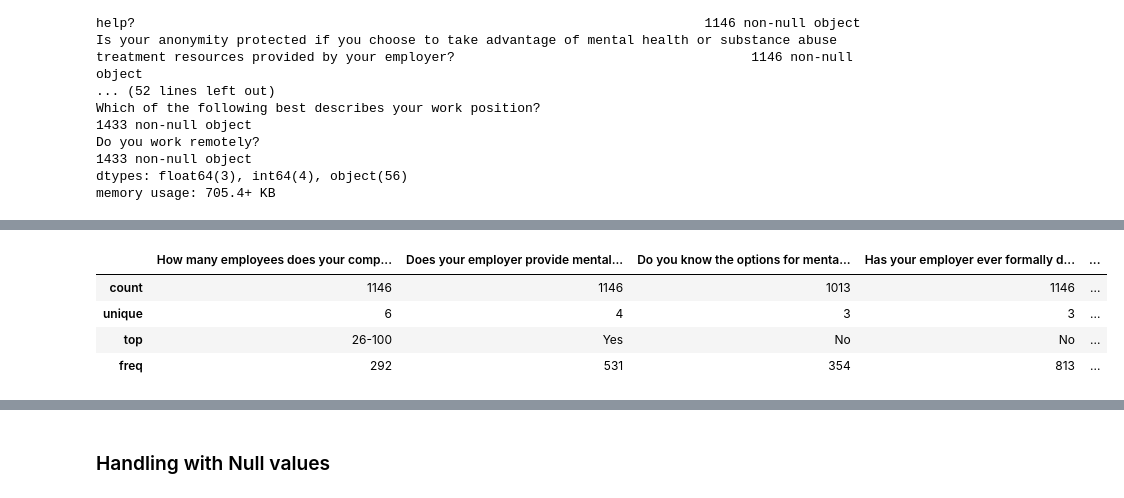
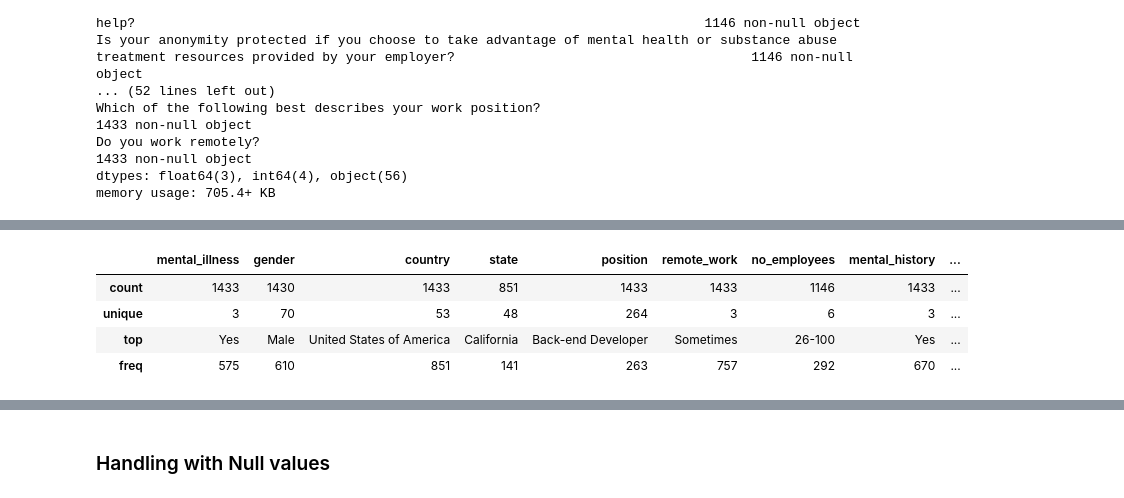
Before and after one commit to tsengel11/mental-health-analysis-, a Jupyter notebook: Assignment1_PartB.ipynb, the cells around one changed output, grey strips where cells are left out. Drawn from its saved outputs; the diff is of its cells as text; code cells hidden in the pictures.

```diff
--- a/Assignment1_PartB.ipynb
+++ b/Assignment1_PartB.ipynb
@@ -169,8 +206,42 @@ df_survey_2016=df_survey_2016[['Country'
+# %%
+df_survey_short=df_survey[[
+                'mental_illness',
+                'age',
+                'gender',
+                'country',
+                'state',
+                'position',
+                'remote_work',
+                'self_employed',
+                'no_employees',
+                'tech_company',
+                'tech_role',
+                'mental_history',
+                'past_mental',
+                'mental_condition',
+                'diagnosed_professional',
+                'seek_treatment',
+                'work_interferes',
+                'emp_health_benefits',
+                'emp_care_options',
+                'emp_discussed_mental',
+                'emp_offer_resources',
+                'dif_request_medical_leave',
+                'dif_mental_health_consequence',
+                'dif_phys_health_consequence',
+                'dif_discuss_coworkers',
+                'dif_discuss_supervisor',
+                'dif_mental_vs_physical',
+                'reveal_mental_health',
+                'negative_impact',
+                'productivity_effect',
+                'share_mental_illness',
+                'observed_bad_response']]
 # %%
-df_survey.describe(include=['O'])
+df_survey_short.describe(include=['O'])
 # %% [output]
-|  | How many employees does your comp... | Does your employer provide mental... | Do you know the options for menta... | Has your employer ever formally d... | ... |
-| count | 1146 | 1146 | 1013 | 1146 | ... |
-| unique | 6 | 4 | 3 | 3 | ... |
-| top | 26-100 | Yes | No | No | ... |
-| freq | 292 | 531 | 354 | 813 | ... |
+|  | mental_illness | gender | country | state | position | remote_work | no_employees | mental_history | ... |
+| count | 1433 | 1430 | 1433 | 851 | 1433 | 1433 | 1146 | 1433 | ... |
+| unique | 3 | 70 | 53 | 48 | 264 | 3 | 6 | 3 | ... |
+| top | Yes | Male | United States of America | California | Back-end Developer | Sometimes | 26-100 | Yes | ... |
+| freq | 575 | 610 | 851 | 141 | 263 | 757 | 292 | 670 | ... |
```
Also changed, not shown: parts of 172 cells of this notebook.
